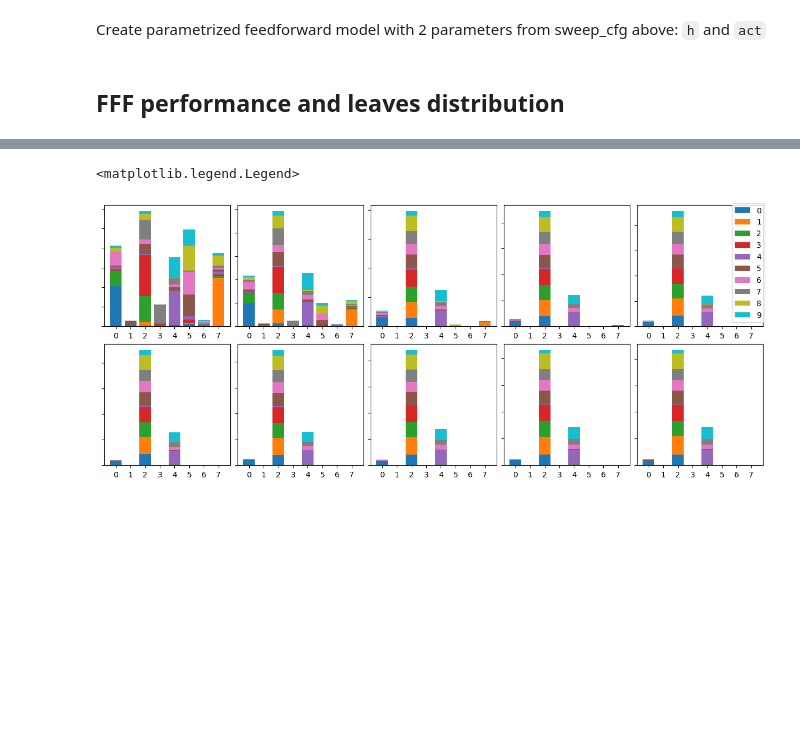
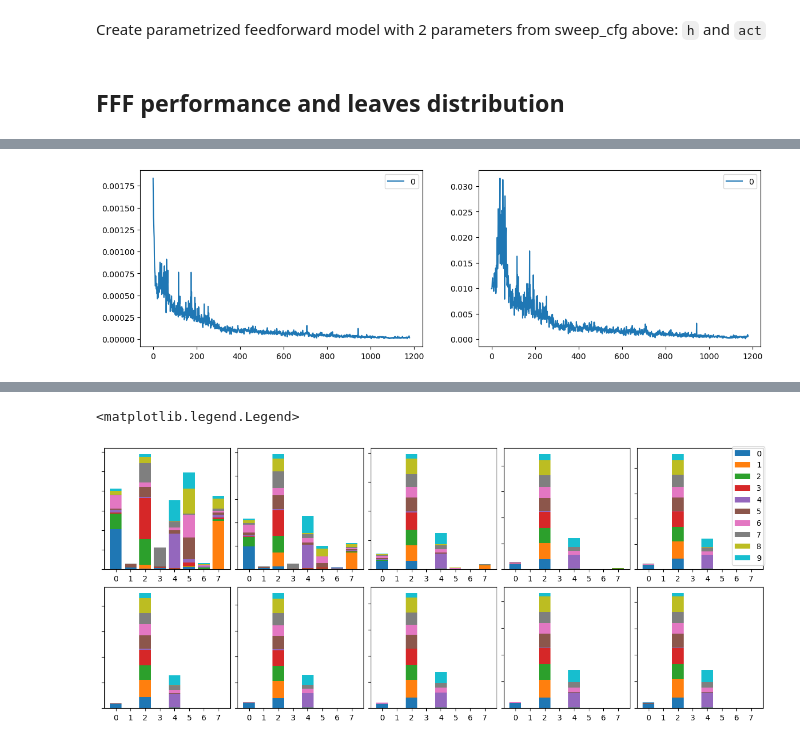
Before and after one commit to ssslakter/FastFF, a Jupyter notebook: nbs/02_performance.ipynb, the cells around one changed output, grey strips where cells are left out. Saved outputs shown, nothing was run; the diff lists cells and outputs as text; code cells hidden in the pictures; blank space fills up the shorter version.

```diff
--- a/nbs/02_performance.ipynb
+++ b/nbs/02_performance.ipynb
@@ -29,12 +27,3 @@ from fastai.callback.wandb import *
 set_seed(0)
 n_cores = num_cpus()
 device = default_device()
-# %%
-#|hide
-mean, std = 0.130652368068695068, 0.307504087686538696
-bs = 256
-tfm = T.Compose([T.ToTensor(),T.Normalize((mean,), (std,)),
-                 T.Lambda(lambda x: x.view(-1,28*28).squeeze())])
-
-train_dataset = MNIST('../data', train=True, download=True,transform=tfm)
-test_dataset = MNIST('../data', train=False, download=True,transform=tfm)
@@ -194,0 +192,9 @@ learn.fit_one_cycle(1, lr_max=3e-2, cbs=cbs);
+# %%
+#|hide
+#|eval: false
+h = 32 * (2**3)
+bs = 512
+
+model = nn.Sequential(nn.Linear(28*28, h), nn.ReLU(), nn.Linear(h, 10))
+cb = GetGradCB([model[0], model[2]])
+train_mnist(model, bs, cbs=cb);
@@ -194,0 +213,6 @@ learn.fit_one_cycle(1, lr_max=3e-2, cbs=cbs);
+# %%
+axes = subplots(ncols=2,figsize=(14,4))[1]
+cb.show(model[0], lambda x: x.abs().mean(dim=(1,2))[:,None],axes[0])
+cb.show(model[2], lambda x: x.abs().mean(dim=(1,2))[:,None],axes[1])
+# %% [output]
+[figure, added]
```
Also changed, not shown: parts of 22 cells of this notebook, 8 other files.
